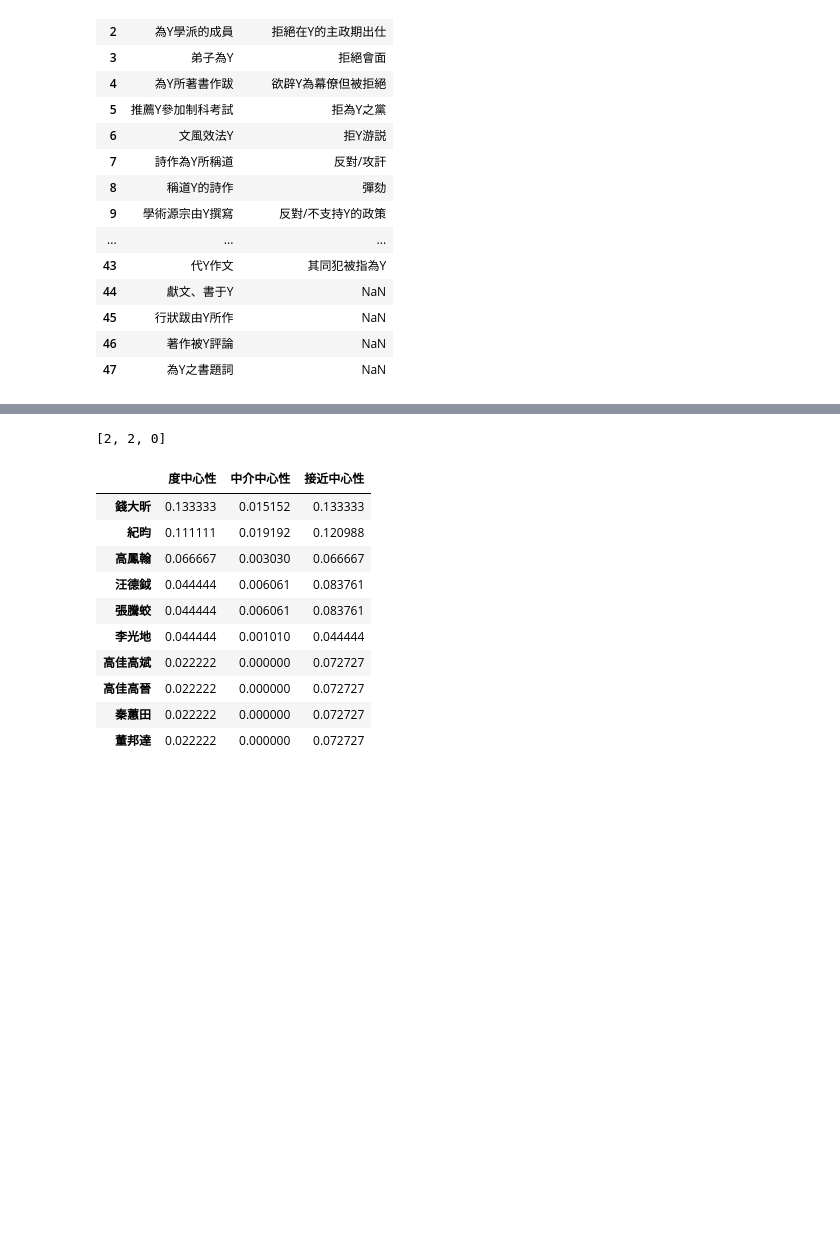
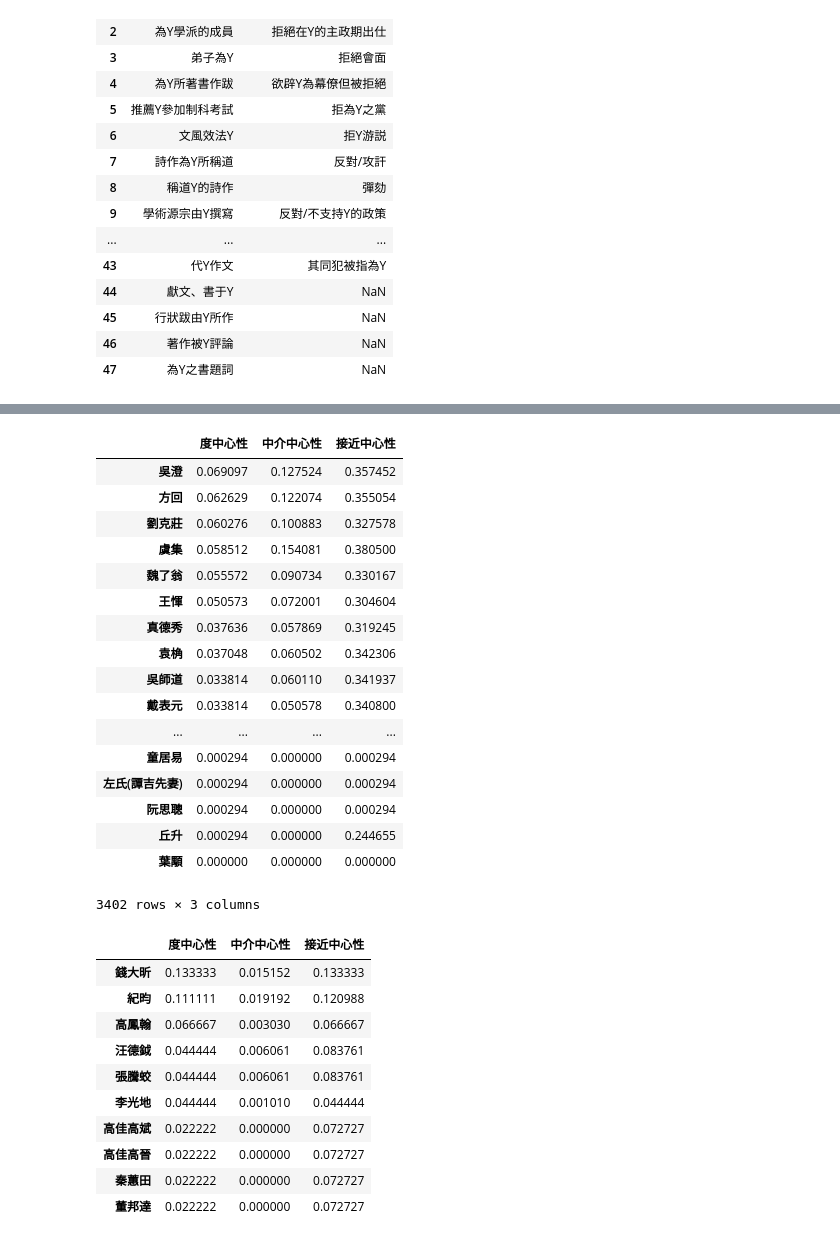
Before and after one commit to jqiuyin/paper, a Jupyter notebook: example.ipynb, the cells around one changed output, grey strips where cells are left out. Saved outputs shown, nothing was run; the diff lists cells and outputs as text; code cells hidden in the pictures; blank space fills up the shorter version.

```diff
--- a/example.ipynb
+++ b/example.ipynb
@@ -99,3 +134,27 @@ close=scholarStat.getClosenessCentrality()
 # %%
+scholarStat=Statistic(G)
+degree=scholarStat.getDegreeCentrality()
+between=scholarStat.getBetweennessCentrality()
+close=scholarStat.getClosenessCentrality()
 scholarTable=pd.DataFrame([degree,between,close]).T
 scholarTable=scholarTable.sort_values(by=['度中心性','中介中心性','接近中心性'],ascending=False)
+scholarTable
+# %% [output]
+|  | 度中心性 | 中介中心性 | 接近中心性 |
+| 吳澄 | 0.069097 | 0.127524 | 0.357452 |
+| 方回 | 0.062629 | 0.122074 | 0.355054 |
+| 劉克莊 | 0.060276 | 0.100883 | 0.327578 |
+| 虞集 | 0.058512 | 0.154081 | 0.380500 |
+| 魏了翁 | 0.055572 | 0.090734 | 0.330167 |
+| 王惲 | 0.050573 | 0.072001 | 0.304604 |
+| 真德秀 | 0.037636 | 0.057869 | 0.319245 |
+| 袁桷 | 0.037048 | 0.060502 | 0.342306 |
+| 吳師道 | 0.033814 | 0.060110 | 0.341937 |
+| 戴表元 | 0.033814 | 0.050578 | 0.340800 |
+| ... | ... | ... | ... |
+| 童居易 | 0.000294 | 0.000000 | 0.000294 |
+| 左氏(譚吉先妻) | 0.000294 | 0.000000 | 0.000294 |
+| 阮思聰 | 0.000294 | 0.000000 | 0.000294 |
+| 丘升 | 0.000294 | 0.000000 | 0.244655 |
+| 葉顒 | 0.000000 | 0.000000 | 0.000000 |
+3402 rows × 3 columns
@@ -135,10 +191,6 @@ betweenList=scholarTable.sort_values(by='中介中心性',ascending=False).head(
     politicalTable.sort_values(by='中介中心性',ascending=False).head(100).index)
 closeList=scholarTable.sort_values(by='接近中心性',ascending=False).head(100).index.intersection(
     politicalTable.sort_values(by='接近中心性',ascending=False).head(100).index)
-list=[len(degreeList),len(betweenList),len(closeList)]
-list
-# %% [output]
-[2, 2, 0]
 # %%
 politicalTable.head(10)
 # %% [output]
```
Also changed, not shown: parts of 10 cells of this notebook, 1 other file.
